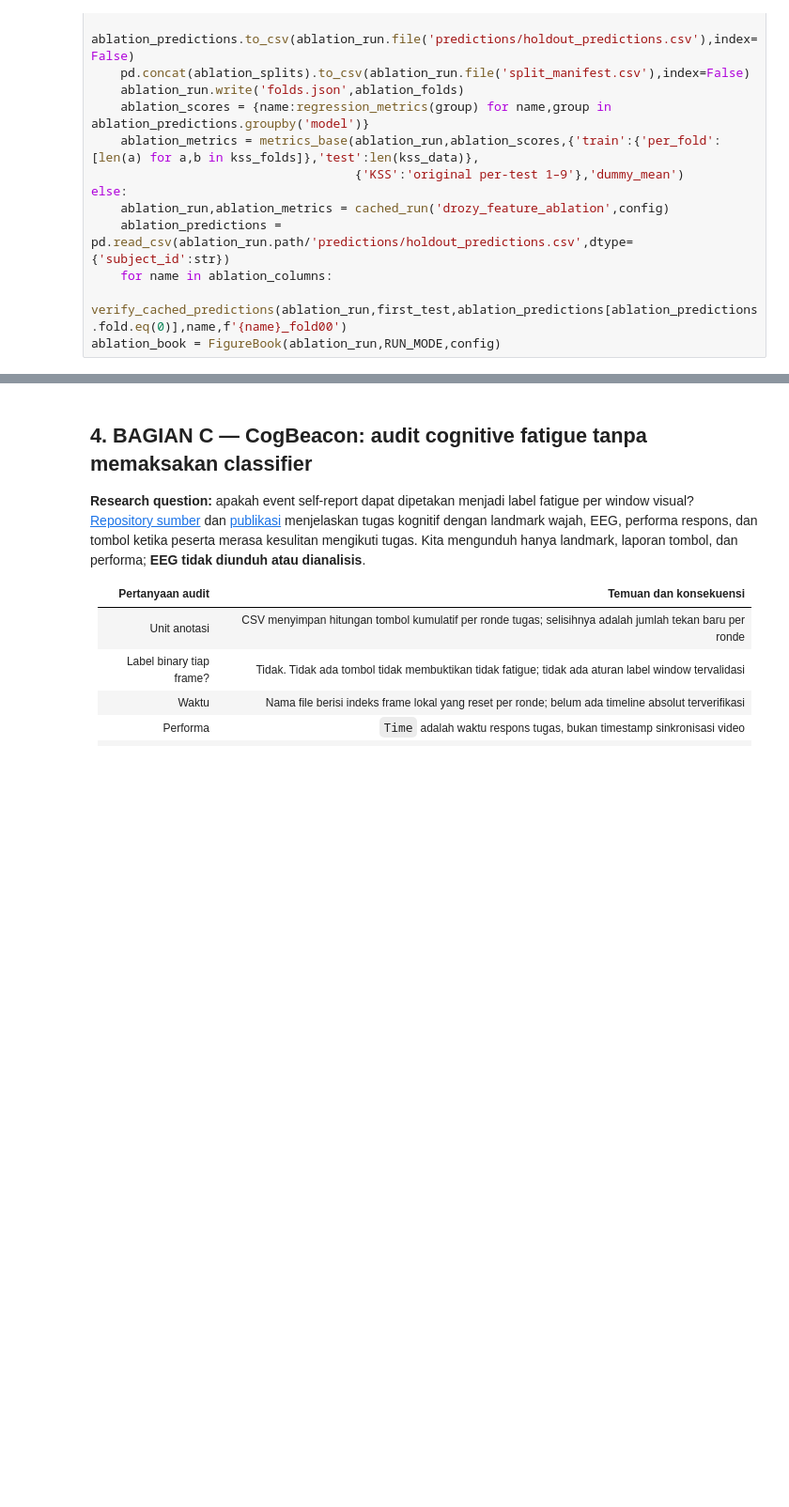
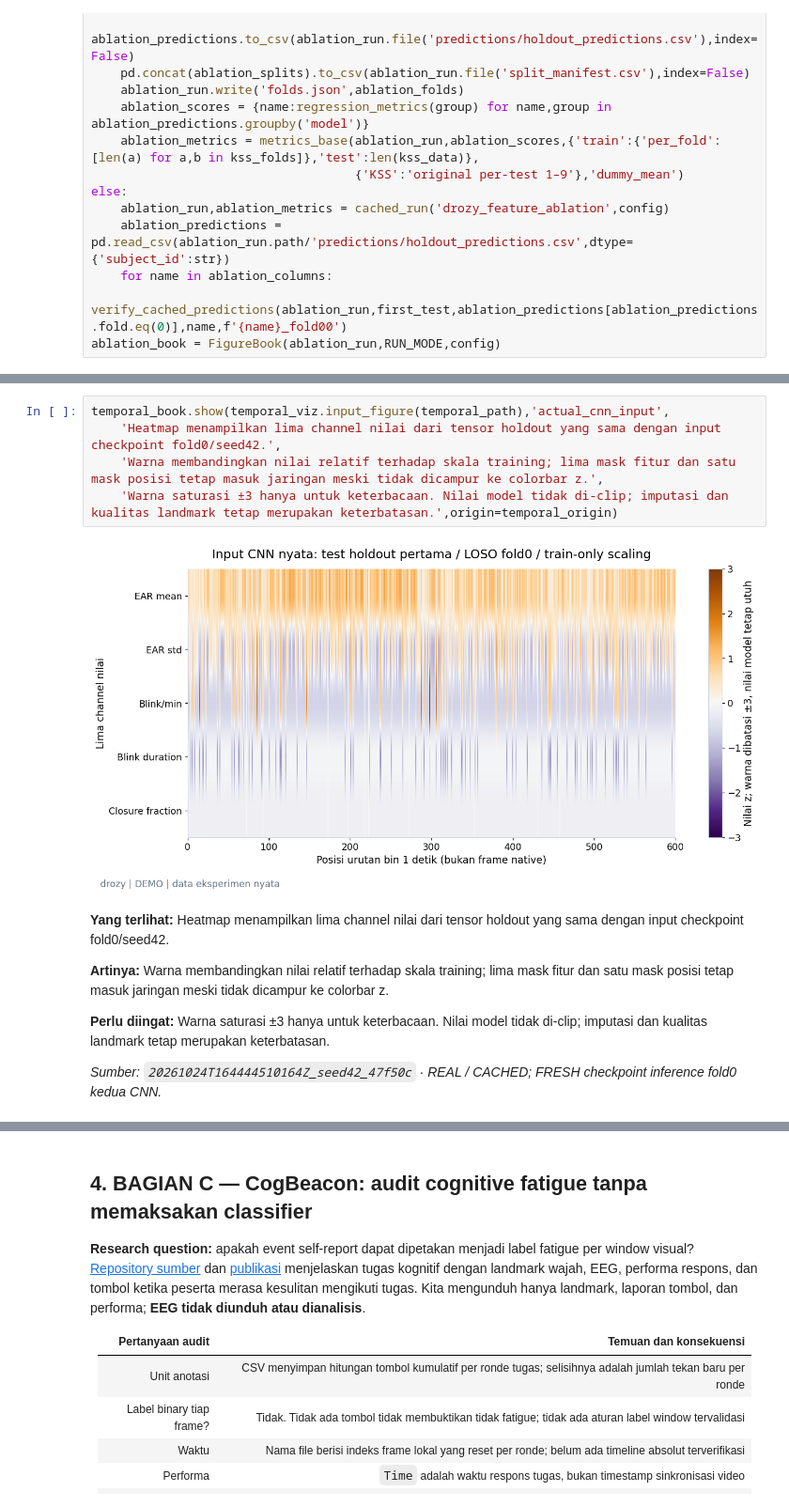
Before and after one commit to maulnite/atc-fatigue-research, a Jupyter notebook: notebooks/v3/02_visual_analysis.ipynb, the cells around one changed output, grey strips where cells are left out. Shown at 94% size. Drawn from its saved outputs; the diff is of its cells as text; blank space fills up the shorter version.

```diff
--- a/notebooks/v3/02_visual_analysis.ipynb
+++ b/notebooks/v3/02_visual_analysis.ipynb
@@ -1210,0 +1341,14 @@ display(Markdown(f'**Yang terlihat:** EAR-only MAE {ear_mae:.3f} versus combined
+# %%
+temporal_book.show(temporal_viz.input_figure(temporal_path),'actual_cnn_input',
+    'Heatmap menampilkan lima channel nilai dari tensor holdout yang sama dengan input checkpoint fold0/seed42.',
+    'Warna membandingkan nilai relatif terhadap skala training; lima mask fitur dan satu mask posisi tetap masuk jaringan meski tidak dicampur ke colorbar z.',
+    'Warna saturasi ±3 hanya untuk keterbacaan. Nilai model tidak di-clip; imputasi dan kualitas landmark tetap merupakan keterbatasan.',origin=temporal_origin)
+# %% [output]
+[figure, added]
+**Yang terlihat:** Heatmap menampilkan lima channel nilai dari tensor holdout yang sama dengan input checkpoint fold0/seed42.
+
+**Artinya:** Warna membandingkan nilai relatif terhadap skala training; lima mask fitur dan satu mask posisi tetap masuk jaringan meski tidak dicampur ke colorbar z.
+
+**Perlu diingat:** Warna saturasi ±3 hanya untuk keterbacaan. Nilai model tidak di-clip; imputasi dan kualitas landmark tetap merupakan keterbatasan.
+
+*Sumber: `20261024T164444510164Z_seed42_47f50c` · REAL / CACHED; FRESH checkpoint inference fold0 kedua CNN.*
```
Also changed, not shown: parts of 52 cells of this notebook, 41 other files.
